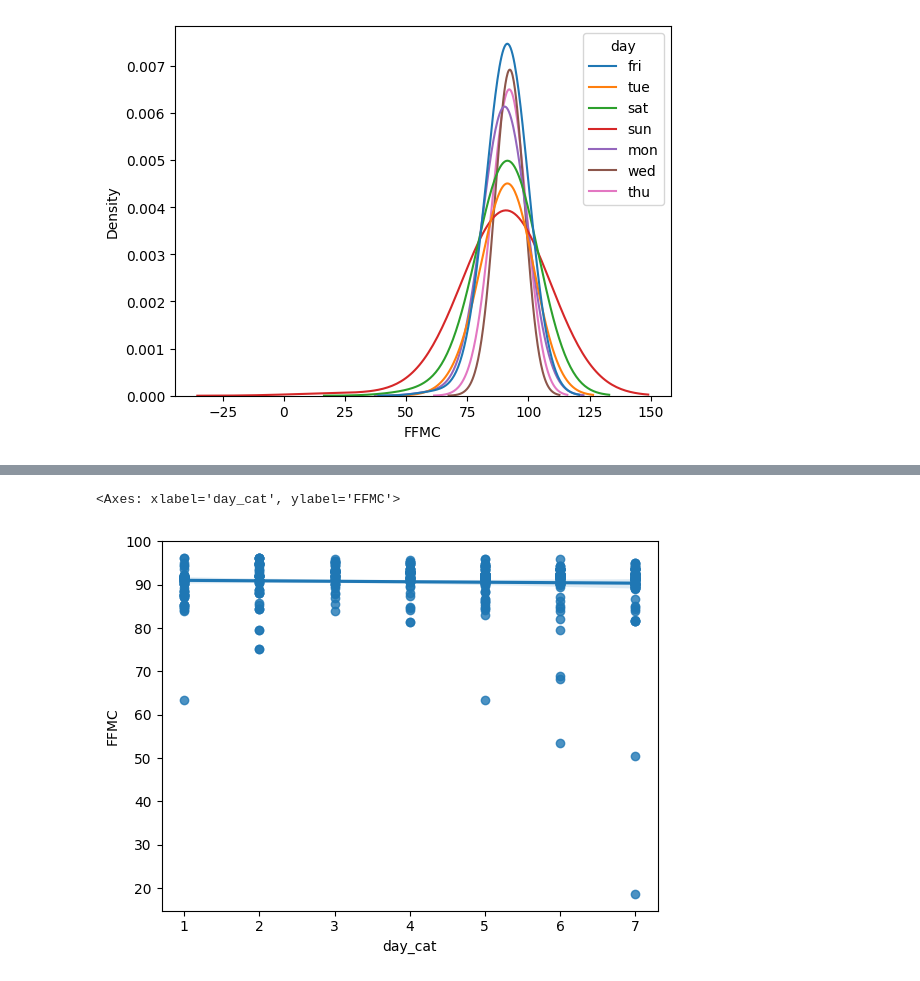
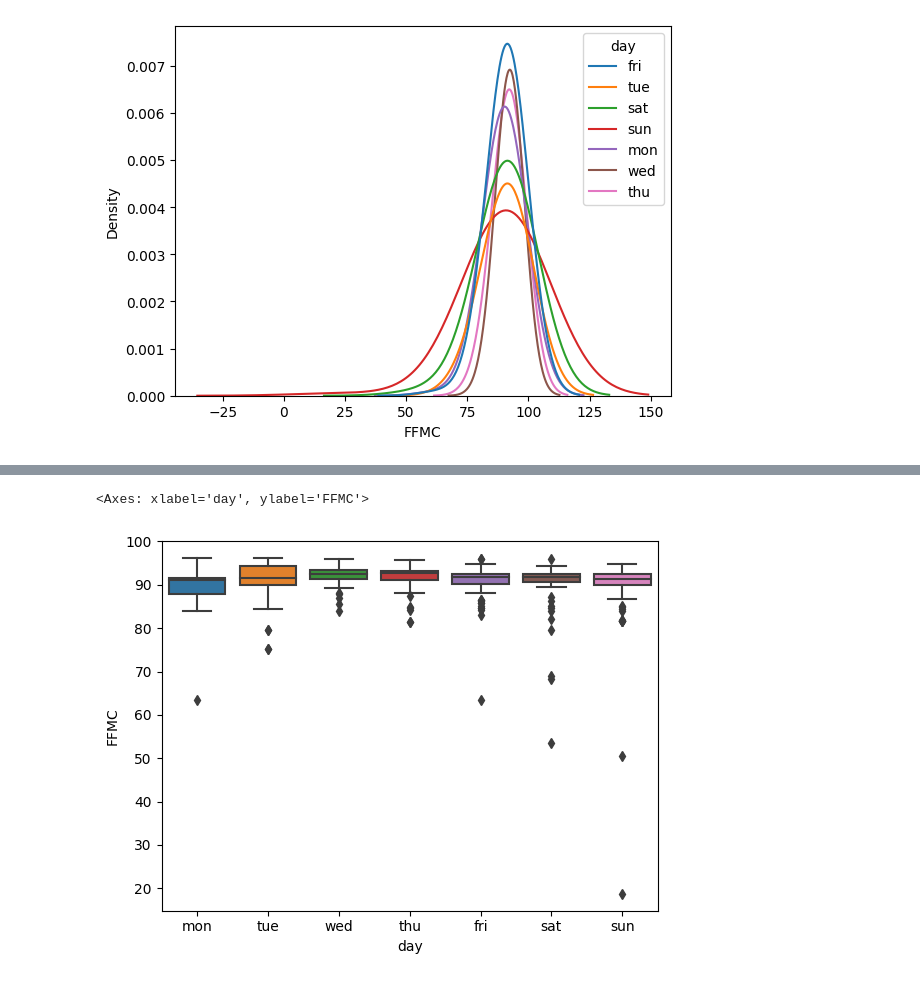
Before and after one commit to jihanalfi/coursera-study, a Jupyter notebook: C1 - IBM Data Science.ipynb, the cells around one changed output, grey strips where cells are left out. Saved outputs shown, nothing was run; the diff lists cells and outputs as text; code cells hidden in the pictures.

```diff
--- a/C1 - IBM Data Science.ipynb
+++ b/C1 - IBM Data Science.ipynb
@@ -135,5 +138,5 @@ sns.regplot(data=data, x='month_cat', y='FFMC')
-# %%
-sns.regplot(data=data, x='day_cat', y='FFMC')
-# %% [output]
-<Axes: xlabel='day_cat', ylabel='FFMC'>
-[figure, removed]
+# %%
+sns.boxplot(data=data, x='day', y='FFMC', order=['mon', 'tue', 'wed', 'thu', 'fri', 'sat', 'sun'])
+# %% [output]
+<Axes: xlabel='day', ylabel='FFMC'>
+[figure, added]
```
Also changed, not shown: parts of 12 cells of this notebook, 2 other files.
